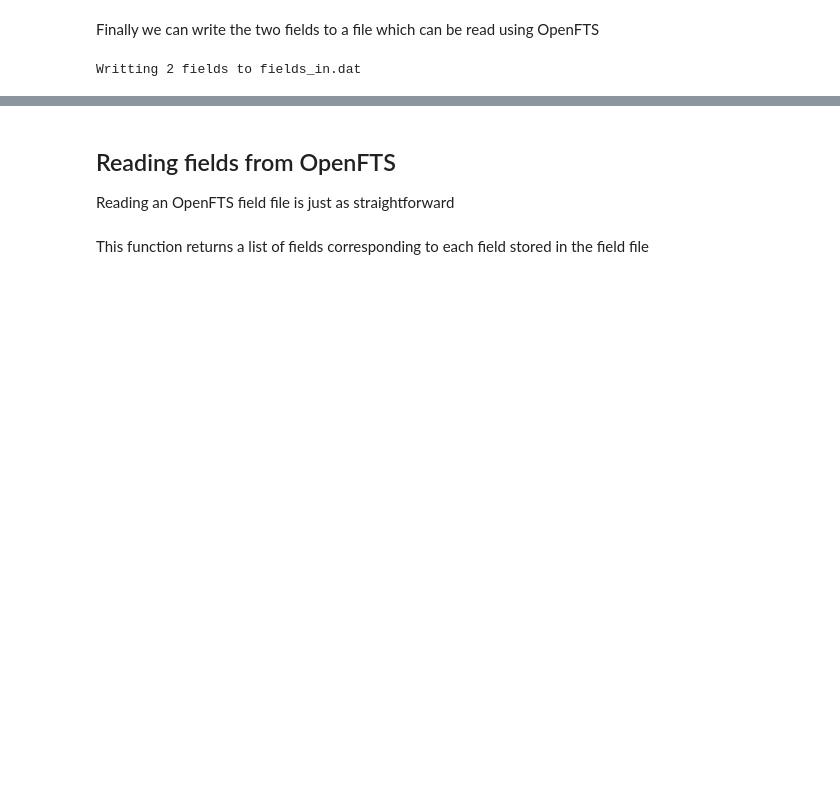
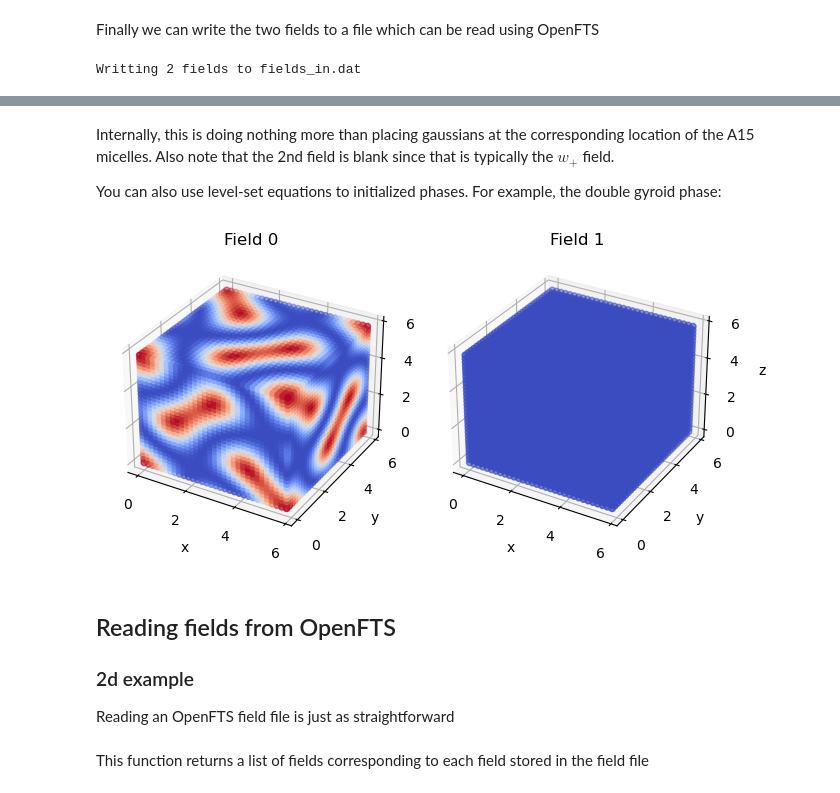
Before and after one commit to LequieuLab/fieldkit, a Jupyter notebook: docs/source/tutorials/01_fieldkit_and_openfts.ipynb, the cells around one changed output, grey strips where cells are left out. Drawn from its saved outputs; the diff is of its cells as text; code cells hidden in the pictures; blank space fills up the shorter version.

```diff
--- a/docs/source/tutorials/01_fieldkit_and_openfts.ipynb
+++ b/docs/source/tutorials/01_fieldkit_and_openfts.ipynb
@@ -38,5 +47,18 @@ Writting 2 fields to fields_in.dat
+# %% [markdown]
+Internally, this is doing nothing more than placing gaussians at the corresponding location of the A15 micelles. Also note that the 2nd field is blank since that is typically the $w_+$ field.
+
+You can also use level-set equations to initialized phases. For example, the double gyroid phase:
+# %%
+npw = (32,32,32)
+h = 6.0* np.eye(3)
+fields = fk.initialize_phase("double-gyroid", npw, h)
+fk.plot(fields)
+# %% [output]
+[figure, added]
 # %% [markdown]
 ## Reading fields from OpenFTS
 
+### 2d example
+
 Reading an OpenFTS field file is just as straightforward
 # %%
```
Also changed, not shown: parts of 10 cells of this notebook, 38 other files.
